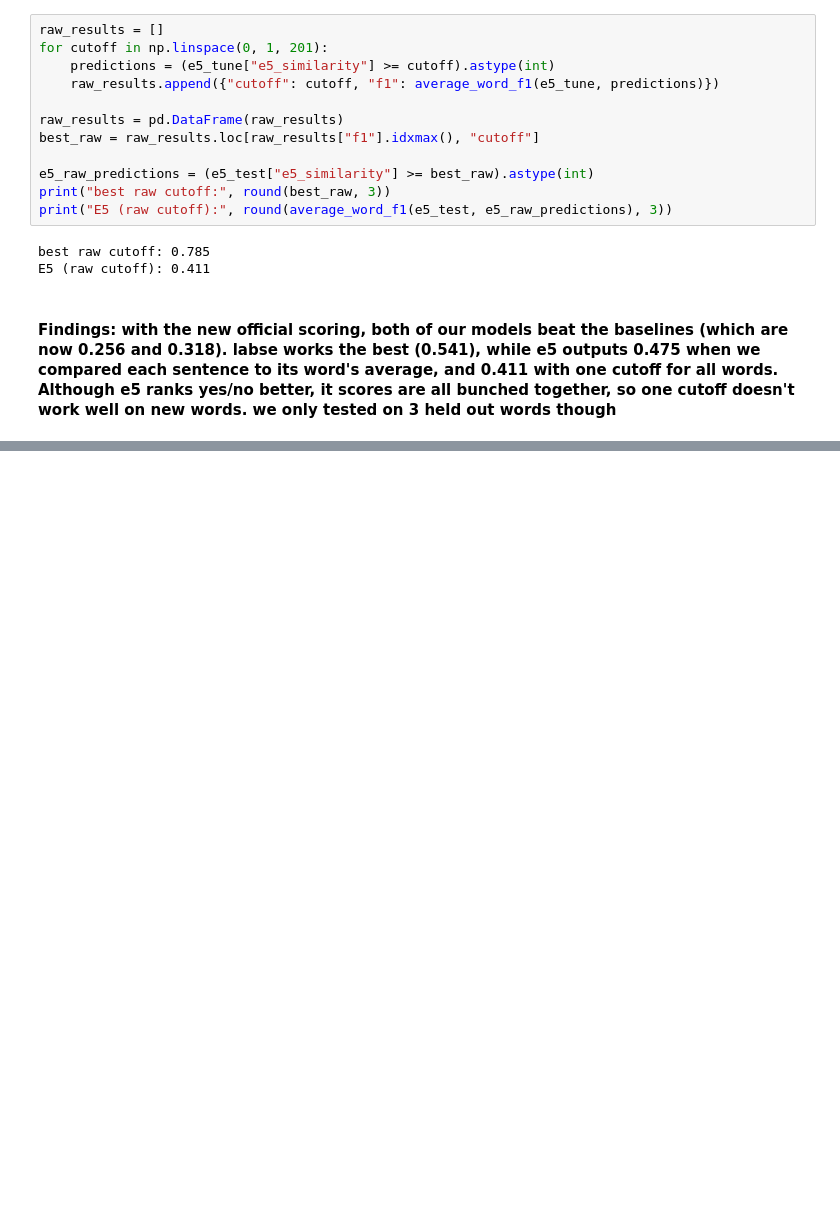
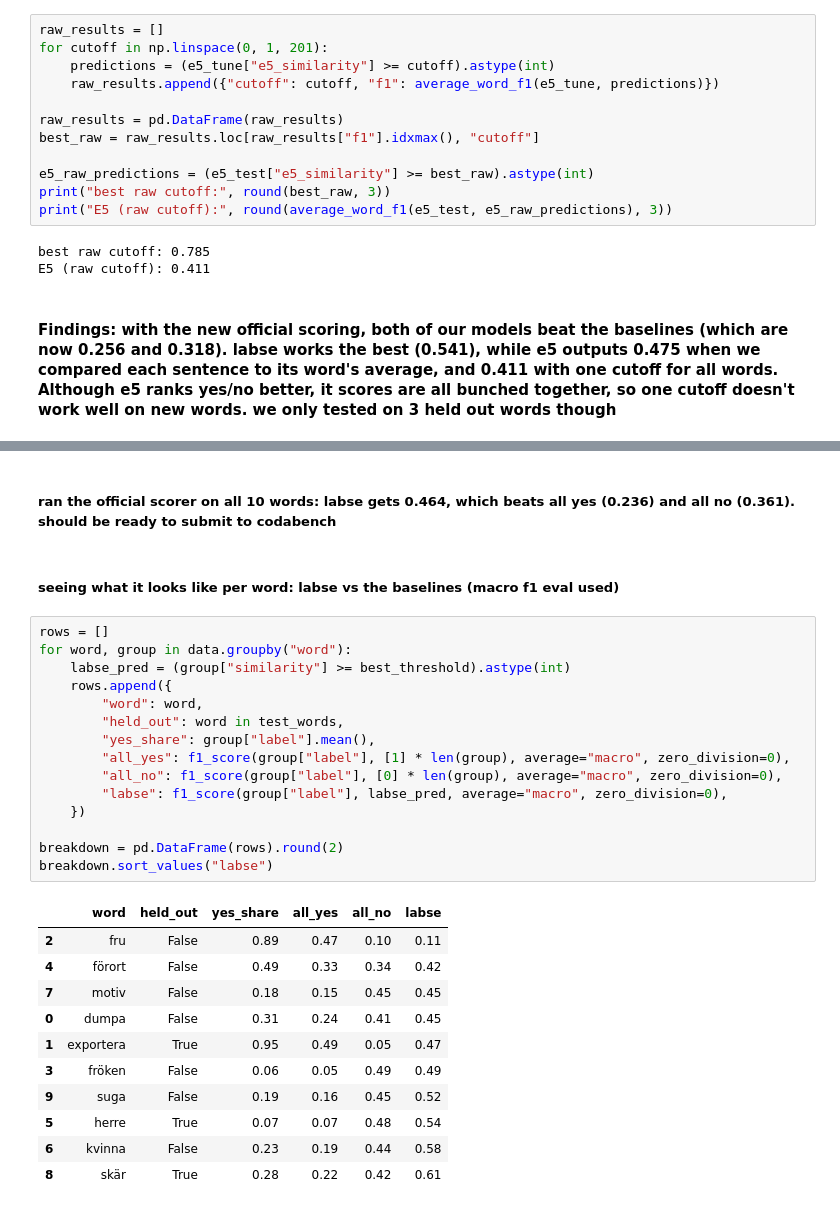
Before and after one commit to afridorian/semantic-change-over-time, a Jupyter notebook: src/swedish_subtask2.ipynb, the cells around one changed output, grey strips where cells are left out. Saved outputs shown, nothing was run; the diff lists cells and outputs as text; blank space fills up the shorter version.

Commit message:
added subtask 2 predictions, per-word breakdown, alternate test

```diff
--- a/src/swedish_subtask2.ipynb
+++ b/src/swedish_subtask2.ipynb
@@ -458,0 +486,31 @@ E5 (raw cutoff): 0.411
+# %% [markdown]
+##### ran the official scorer on all 10 words: labse gets 0.464, which beats all yes (0.236) and all no (0.361). should be ready to submit to codabench
+# %% [markdown]
+##### seeing what it looks like per word: labse vs the baselines (macro f1 eval used)
+# %%
+rows = []
+for word, group in data.groupby("word"):
+    labse_pred = (group["similarity"] >= best_threshold).astype(int)
+    rows.append({
+        "word": word,
+        "held_out": word in test_words,
+        "yes_share": group["label"].mean(),
+        "all_yes": f1_score(group["label"], [1] * len(group), average="macro", zero_division=0),
+        "all_no": f1_score(group["label"], [0] * len(group), average="macro", zero_division=0),
+        "labse": f1_score(group["label"], labse_pred, average="macro", zero_division=0),
+    })
+
+breakdown = pd.DataFrame(rows).round(2)
+breakdown.sort_values("labse")
+# %% [output]
+|  | word | held_out | yes_share | all_yes | all_no | labse |
+| 2 | fru | False | 0.89 | 0.47 | 0.10 | 0.11 |
+| 4 | förort | False | 0.49 | 0.33 | 0.34 | 0.42 |
+| 7 | motiv | False | 0.18 | 0.15 | 0.45 | 0.45 |
+| 0 | dumpa | False | 0.31 | 0.24 | 0.41 | 0.45 |
+| 1 | exportera | True | 0.95 | 0.49 | 0.05 | 0.47 |
+| 3 | fröken | False | 0.06 | 0.05 | 0.49 | 0.49 |
+| 9 | suga | False | 0.19 | 0.16 | 0.45 | 0.52 |
+| 5 | herre | True | 0.07 | 0.07 | 0.48 | 0.54 |
+| 6 | kvinna | False | 0.23 | 0.19 | 0.44 | 0.58 |
+| 8 | skär | True | 0.28 | 0.22 | 0.42 | 0.61 |
```
Also changed, not shown: parts of 10 cells of this notebook.
